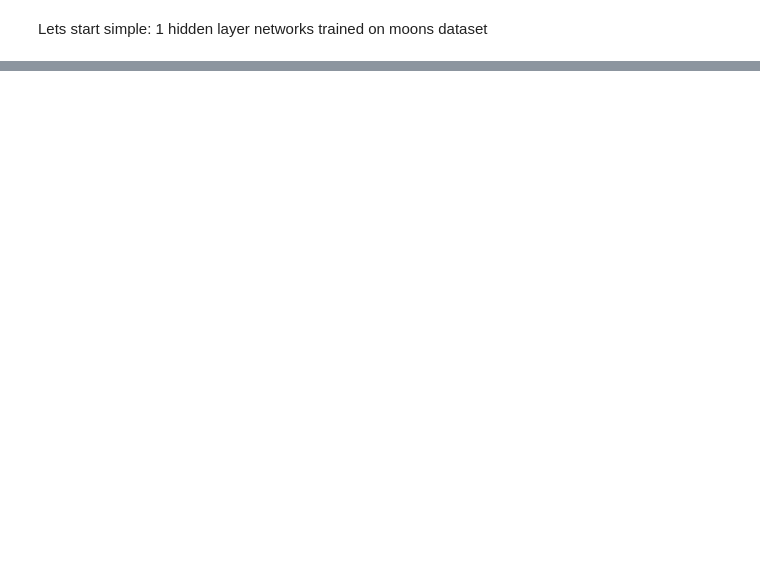
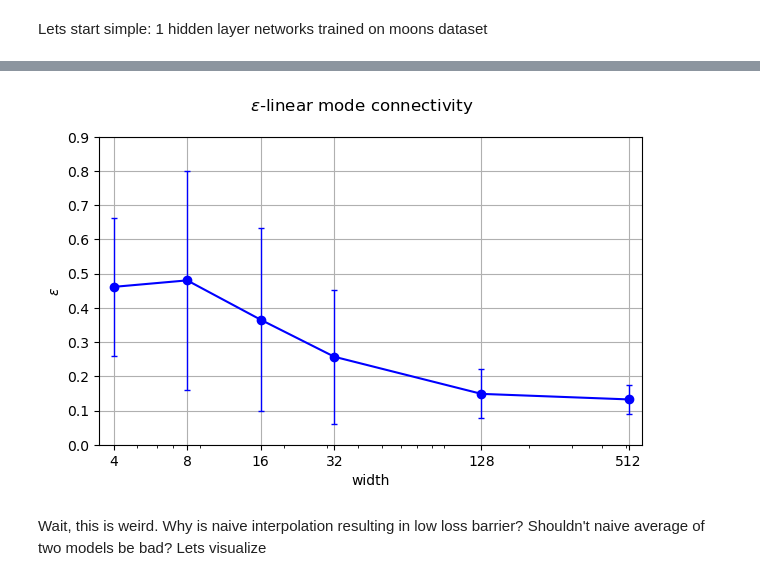
Before and after one commit to Adhithyan8/linear-mode-connectivity, a Jupyter notebook: playground4.ipynb, the cells around one changed output, grey strips where cells are left out. Drawn from its saved outputs; the diff is of its cells as text; code cells hidden in the pictures; blank space fills up the shorter version.

```diff
--- a/playground4.ipynb
+++ b/playground4.ipynb
@@ -80,0 +152,13 @@ for width in widths:
+# %%
+for w in widths:
+    ref_model = FCNet(2, w, 1, 1).to(device)
+    ref_model.load_state_dict(torch.load(f"models/moons/model_w{w}_0.pth"))
+    ref_model.eval()
+
+    for i in range(1, num_models):
+        model = FCNet(2, w, 1, 1).to(device)
+        model.load_state_dict(torch.load(f"models/moons/model_w{w}_{i}.pth"))
+        model.eval()
+
+        model = weight_matching(ref_model, model)
+        torch.save(model.state_dict(), f"models/moons/perm_model_w{w}_{i}.pth")
@@ -80,0 +286,61 @@ for width in widths:
+# %%
+# visualize naive interpolation losses
+epsilon = np.zeros((2,6))
+epsilon_std = np.zeros((2,6))
+for data in ["test"]:
+    for i, width in enumerate(widths):
+        int_losses = np.load(
+            f"logs/moons/naive_int_losses_{data}_w{width}.npy"
+        )
+        # compute mean values (average across dim 0 and 1)
+        int_losses_mean = int_losses.mean(axis=(0, 1))
+        # compute standard deviations (average across dim 0 and 1)
+        int_losses_std = int_losses.std(axis=(0, 1))
+        # compute epsilon
+        if data == "train":
+            epsilon[0,i] = int_losses_mean[5]
+            epsilon_std[0,i] = int_losses_std[5]
+        else:
+            epsilon[1,i] = int_losses_mean[5]
+            epsilon_std[1,i] = int_losses_std[5]
+
+# visualize
+fig, ax = plt.subplots(1,1,figsize=(7,4))
+# x axis in log scale
+ax.set_xscale("log")
+# plot epsilon
+ax.plot(widths, epsilon[1], label="test", color="blue", marker="o")
+# plot standard deviation as error bars
+ax.errorbar(
+    widths,
+    epsilon[1],
+    yerr=epsilon_std[1],
+    color="blue",
+    linewidth=1,
+    linestyle="none",
+    capsize=2,
+)
+# set x axis label
+ax.set_xlabel("width")
+# set x axis ticks
+ax.set_xticks(widths)
+# set x axis tick labels
+ax.set_xticklabels(widths)
+# set x axis limits
+ax.set_xlim(3.5, 580)
+# set y axis label
+ax.set_ylabel("$\\epsilon$")
+# set y axis limits
+ax.set_ylim(0, 0.9)
+# grid
+ax.grid()
+# set suptitle
+fig.suptitle("$\\epsilon$-linear mode connectivity")
+# tight layout
+# fig.tight_layout()
+# save
+plt.savefig(f"naive_epsilon.png", dpi=600)
+# %% [output]
+[figure, added]
+# %% [markdown]
+Wait, this is weird. Why is naive interpolation resulting in low loss barrier? Shouldn't naive average of two models be bad? Lets visualize
```
Also changed, not shown: parts of 8 cells of this notebook, 4 other files.
